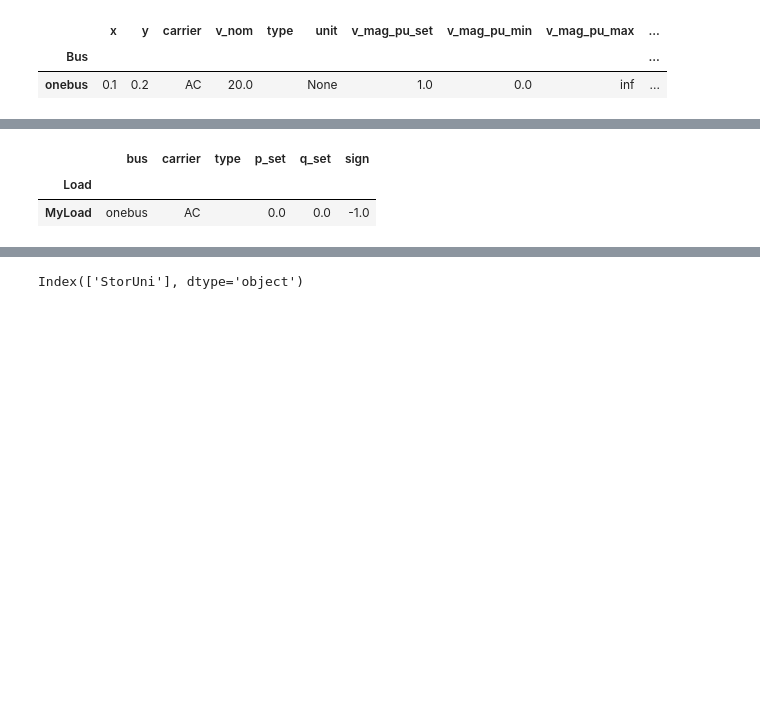
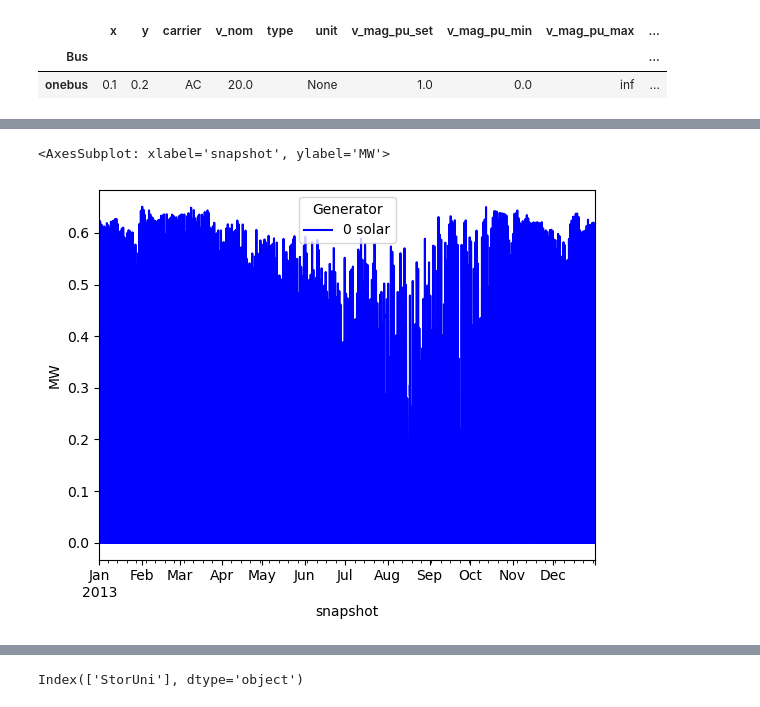
Before and after one commit to DeniseGiub/pypsa-distribution, a Jupyter notebook: Add_electricity_local.ipynb, the cells around one changed output, grey strips where cells are left out. Cells and saved outputs as stored; diff of their text form; code cells hidden in the pictures; blank space fills up the shorter version.

```diff
--- a/Add_electricity_local.ipynb
+++ b/Add_electricity_local.ipynb
@@ -138,6 +98,5 @@ Index(['MyLoad'], dtype='object')
-# %%
-n.loads
-# %% [output]
-|  | bus | carrier | type | p_set | q_set | sign |
-| Load |  |  |  |  |  |  |
-| MyLoad | onebus | AC |  | 0.0 | 0.0 | -1.0 |
+# %%
+n.generators_t.p_set.plot(color='blue', ylabel='MW')
+# %% [output]
+<AxesSubplot: xlabel='snapshot', ylabel='MW'>
+[figure, added]
```
Also changed, not shown: parts of 12 cells of this notebook.
